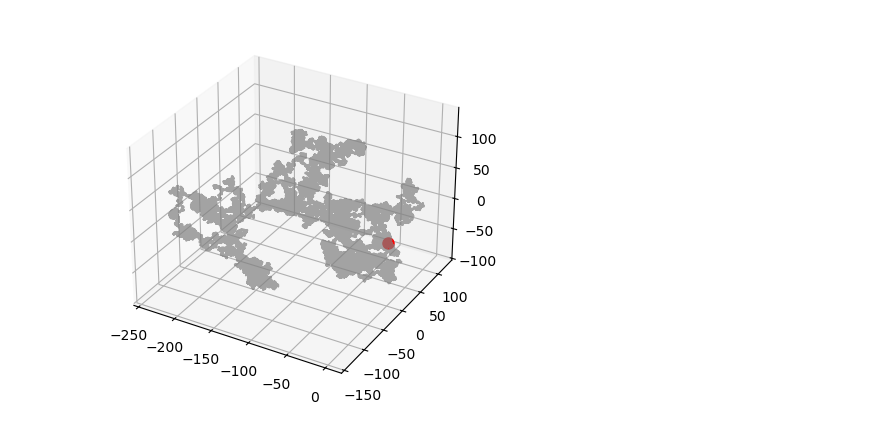
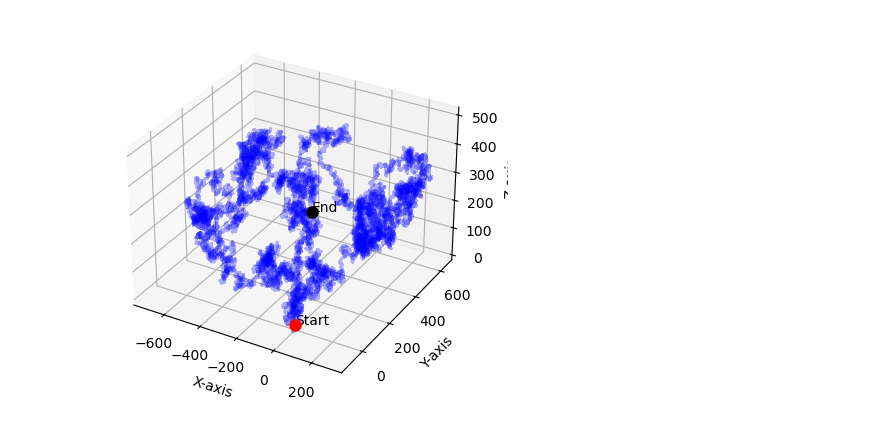
Before and after one commit to tabirako/College-Stuffs, a Jupyter notebook: RandomWalks/randomwalks.ipynb, the cells around one changed output. Cells and saved outputs as stored; diff of their text form; code cells hidden in the pictures.

```diff
--- a/RandomWalks/randomwalks.ipynb
+++ b/RandomWalks/randomwalks.ipynb
@@ -19,8 +19,19 @@ ax = fig.add_subplot()
 X, Y= trail[:,0], trail[:,1]
 
 # Plot a basic trail
+for i in range(1, n, n//1000):
+    ax.plot(X[i-1:i+999], Y[i-1:i+999], 'blue', alpha=0.3)
+
 ax.plot(start[0], start[1], 'red', marker='o', markersize=8, label='Start')
-ax.plot(X, Y, 'gray', alpha=0.7)
+ax.plot(trail[-1,0], trail[-1,1], 'black', marker='o', markersize=8, label='End')
+
+ax.annotate('Start', xy=(start[0], start[1]), xytext=(start[0]+5, start[1]+5))
+ax.annotate('End', xy=(trail[-1,0], trail[-1,1]), xytext=(trail[-1,0]+5, trail[-1,1]+5))
+
+ax.set_xlabel('X-axis')
+ax.set_ylabel('Y-axis')
+
+ax.set_title('2D Random Walk Trail')
 
 plt.show()
 # %% [output]
@@ -28,5 +39,5 @@ plt.show()
 # %%
-n = 100000
+n = 1000000
 start = [0,0,0]
 trail = np.zeros((n,3))
 trail[0] = start
@@ -37,14 +48,24 @@ for i in range(1,n):
 # %%
 from mpl_toolkits.mplot3d import axes3d
 
 fig = plt.figure()
 ax = fig.add_subplot(projection='3d')
 X, Y, Z = trail[:,0], trail[:,1], trail[:,2]
 
 # Plot a basic trail in 3D
+for i in range(1, n, n//1000):
+    ax.plot3D(X[i-1:i+999], Y[i-1:i+999], Z[i-1:i+999], 'blue', alpha=0.3)
+
 ax.plot3D(start[0], start[1], start[2], 'red', marker='o', markersize=8, label='Start')
-ax.plot3D(X, Y, Z, 'gray', alpha=0.7)
+ax.plot3D(trail[-1,0], trail[-1,1], trail[-1,2], 'black', marker='o', markersize=8, label='End')
+
+ax.text(start[0], start[1], start[2], 'Start', size=10, zorder=1, color='k')
+ax.text(trail[-1,0], trail[-1,1], trail[-1,2], 'End', size=10, zorder=1, color='k')
+
+ax.set_xlabel('X-axis')
+ax.set_ylabel('Y-axis')
+ax.set_zlabel('Z-axis')
 
 plt.show()
 # %% [output]
-[figure, old version]
+[figure, new version]
```
Also changed, not shown: parts of 2 cells of this notebook, 1 other file.
